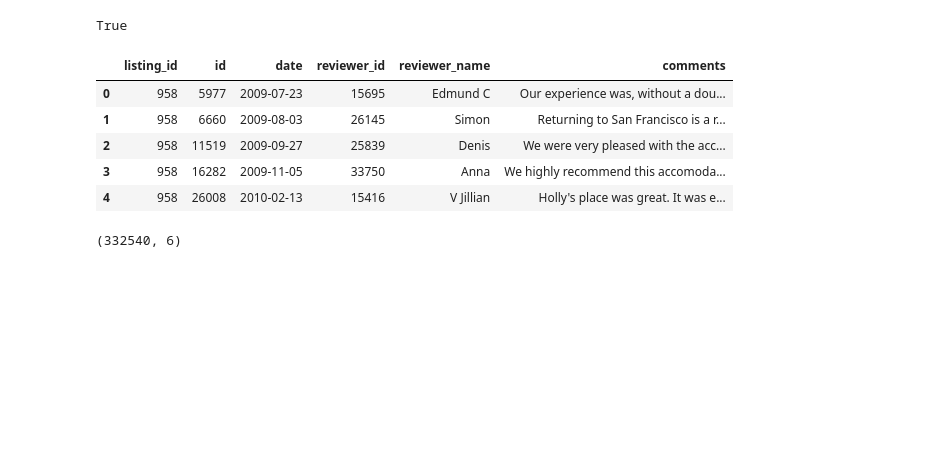
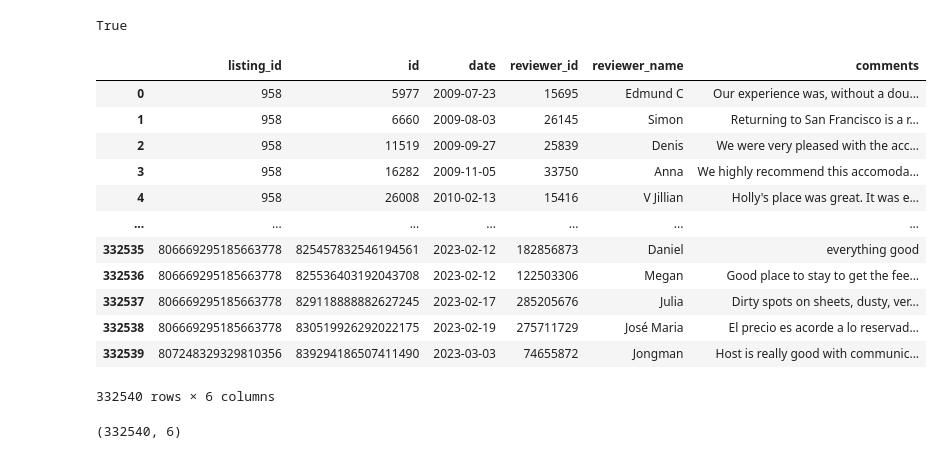
Before and after one commit to shasha920/HowToUseNLPOnAirbnbCommentTextAnalysis, a Jupyter notebook: HuaYang6410GroupProjectCode.ipynb, the cells around one changed output. Drawn from its saved outputs; the diff is of its cells as text; code cells hidden in the pictures; blank space fills up the shorter version.

```diff
--- a/HuaYang6410GroupProjectCode.ipynb
+++ b/HuaYang6410GroupProjectCode.ipynb
@@ -31,14 +31,21 @@ nltk.download('wordnet')
 True
 # %%
 df=pd.read_csv('reviews.csv')
-df.head(5)
+df
 # %% [output]
 |  | listing_id | id | date | reviewer_id | reviewer_name | comments |
 | 0 | 958 | 5977 | 2009-07-23 | 15695 | Edmund C | Our experience was, without a dou... |
 | 1 | 958 | 6660 | 2009-08-03 | 26145 | Simon | Returning to San Francisco is a r... |
 | 2 | 958 | 11519 | 2009-09-27 | 25839 | Denis | We were very pleased with the acc... |
 | 3 | 958 | 16282 | 2009-11-05 | 33750 | Anna | We highly recommend this accomoda... |
 | 4 | 958 | 26008 | 2010-02-13 | 15416 | V Jillian | Holly's place was great. It was e... |
+| ... | ... | ... | ... | ... | ... | ... |
+| 332535 | 806669295185663778 | 825457832546194561 | 2023-02-12 | 182856873 | Daniel | everything good |
+| 332536 | 806669295185663778 | 825536403192043708 | 2023-02-12 | 122503306 | Megan | Good place to stay to get the fee... |
+| 332537 | 806669295185663778 | 829118888882627245 | 2023-02-17 | 285205676 | Julia | Dirty spots on sheets, dusty, ver... |
+| 332538 | 806669295185663778 | 830519926292022175 | 2023-02-19 | 275711729 | José Maria | El precio es acorde a lo reservad... |
+| 332539 | 807248329329810356 | 839294186507411490 | 2023-03-03 | 74655872 | Jongman | Host is really good with communic... |
+332540 rows × 6 columns
 # %%
 #explore dataset
 df.shape
```
Also changed, not shown: parts of 6 cells of this notebook.
